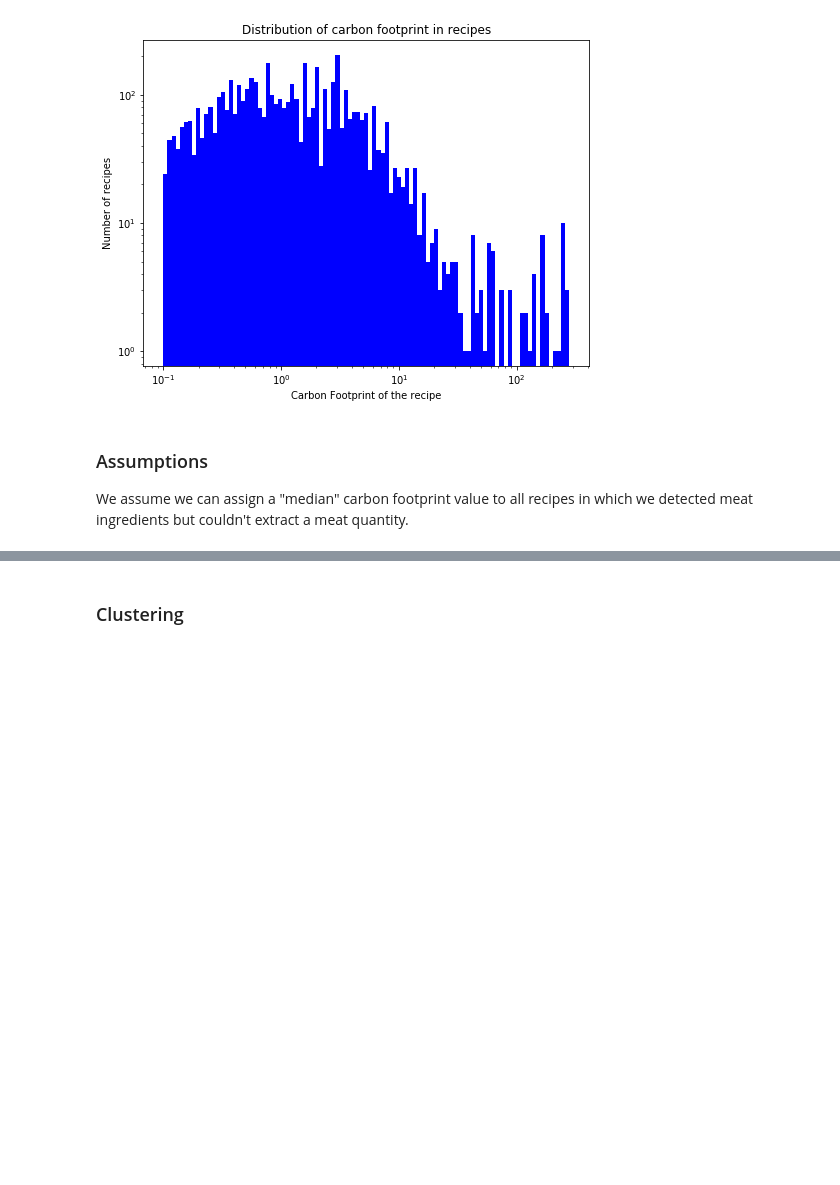
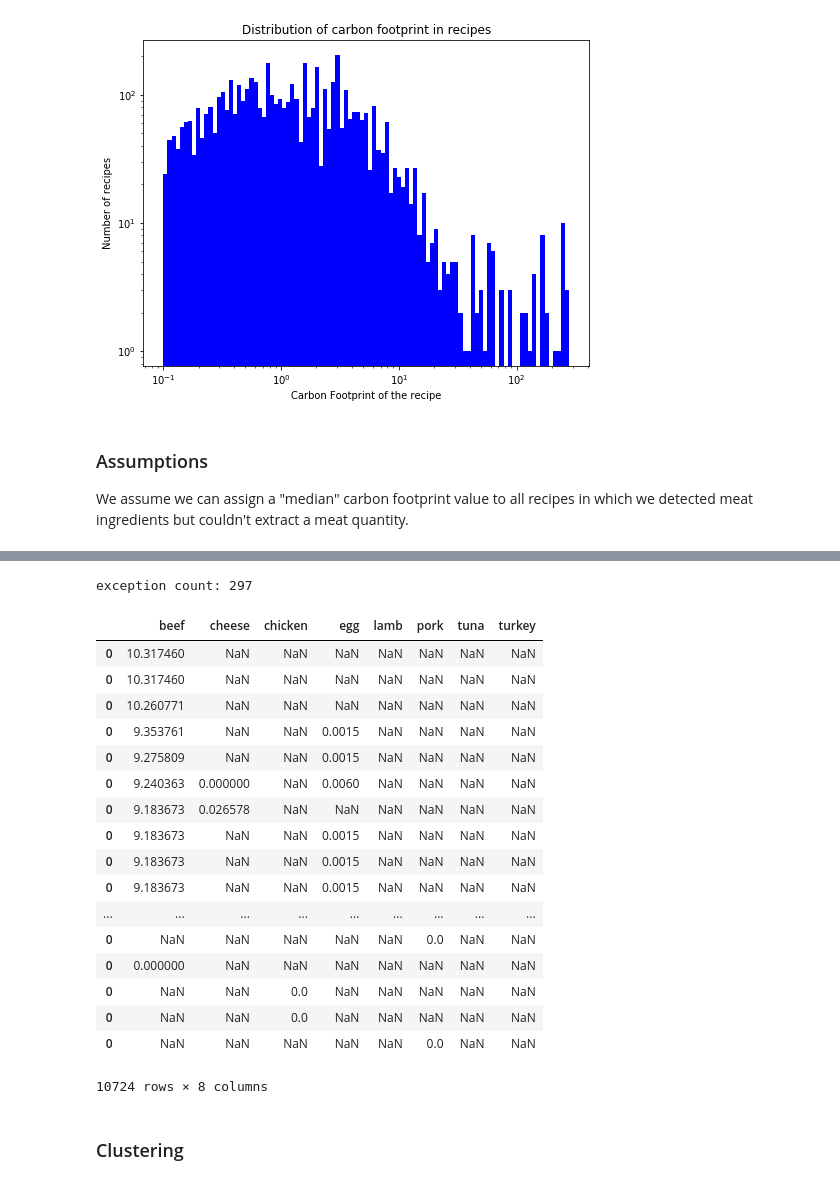
Before and after one commit to chloerDXN/lovelace-project, a Jupyter notebook: data_analysis_notebook.ipynb, the cells around one changed output, grey strips where cells are left out. Drawn from its saved outputs; the diff is of its cells as text; code cells hidden in the pictures; blank space fills up the shorter version.

Commit message:
extrction of meat quantities and median done

```diff
--- a/data_analysis_notebook.ipynb
+++ b/data_analysis_notebook.ipynb
@@ -17,7 +17,7 @@ from nltk.corpus import stopwords
 from nltk.tokenize import word_tokenize
 import string
 # %%
-meat_products = ['steak','lamb', 'beef', 'cheese', 'pork', 'turkey', 'chicken', 'tuna', 'egg']
+meat_products = ['lamb', 'beef', 'cheese', 'pork', 'turkey', 'chicken', 'tuna', 'egg']
 # %%
 #Import CSV
 DATA_FOLDER='data'
@@ -189,13 +181,28 @@ def meat_quantities(recipe_data):
     '''
     columns = literal_eval(recipe_data['Meat types'])
     rows = literal_eval(recipe_data['Meat quantity (kg)'])
-
     df = pd.DataFrame(np.array(rows).reshape(1,len(rows)), columns=columns)
 
-    for meat in meat_products2:
-        if meat in df.columns.values:
+    for meat in meat_products:
+        if meat in columns:
             df[meat] = pd.DataFrame(df[meat]).sum(axis=1)
 
     df = df.T.drop_duplicates().T.reindex(labels=meat_products, axis='columns')
+    return df
 
-    return df
+def meat_quantities_df(dataframe):
+
+    meat_qty_df = pd.DataFrame(columns=meat_products)
+    c=0
+
+    for i in np.arange(len(dataframe)):
+        try:
+            new_row = meat_quantities(dataframe.iloc[i])
+            meat_qty_df = pd.concat([meat_qty_df,new_row], sort=True)
+        except:
+            c = c+1
+            pass
+
+    print('exception count: '+str(c))
+
+    return meat_qty_df
@@ -246,5 +239,30 @@ TypeError: ("object of type 'int' has no len()", 'occurred at index 1')
 # %%
 #Assign this median value to all zeroes in meat quantities
+meat_qty_all = meat_quantities_df(df_sorted_meat2)
+
+meat_qty_all
+
+meat_qty_all.head(-10)
+# %% [output]
+exception count: 297
+|  | beef | cheese | chicken | egg | lamb | pork | tuna | turkey |
+| 0 | 10.317460 | NaN | NaN | NaN | NaN | NaN | NaN | NaN |
+| 0 | 10.317460 | NaN | NaN | NaN | NaN | NaN | NaN | NaN |
+| 0 | 10.260771 | NaN | NaN | NaN | NaN | NaN | NaN | NaN |
+| 0 | 9.353761 | NaN | NaN | 0.0015 | NaN | NaN | NaN | NaN |
+| 0 | 9.275809 | NaN | NaN | 0.0015 | NaN | NaN | NaN | NaN |
+| 0 | 9.240363 | 0.000000 | NaN | 0.0060 | NaN | NaN | NaN | NaN |
+| 0 | 9.183673 | 0.026578 | NaN | NaN | NaN | NaN | NaN | NaN |
+| 0 | 9.183673 | NaN | NaN | 0.0015 | NaN | NaN | NaN | NaN |
+| 0 | 9.183673 | NaN | NaN | 0.0015 | NaN | NaN | NaN | NaN |
+| 0 | 9.183673 | NaN | NaN | 0.0015 | NaN | NaN | NaN | NaN |
+| ... | ... | ... | ... | ... | ... | ... | ... | ... |
+| 0 | NaN | NaN | NaN | NaN | NaN | 0.0 | NaN | NaN |
+| 0 | 0.000000 | NaN | NaN | NaN | NaN | NaN | NaN | NaN |
+| 0 | NaN | NaN | 0.0 | NaN | NaN | NaN | NaN | NaN |
+| 0 | NaN | NaN | 0.0 | NaN | NaN | NaN | NaN | NaN |
+| 0 | NaN | NaN | NaN | NaN | NaN | 0.0 | NaN | NaN |
+10724 rows × 8 columns
 # %%
 #Group meat quantities per meat type
 # %% [markdown]
```
Also changed, not shown: parts of 8 cells of this notebook.
